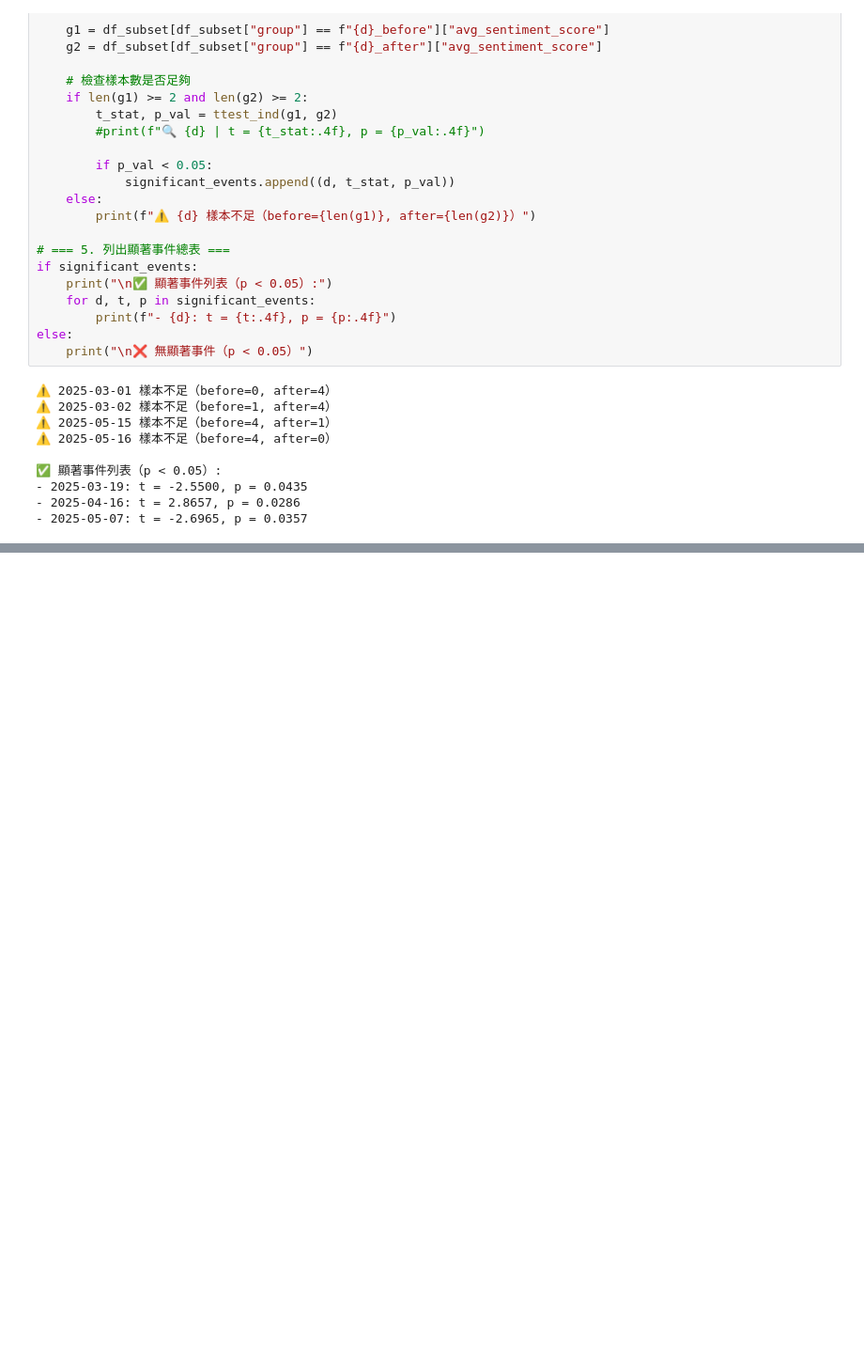
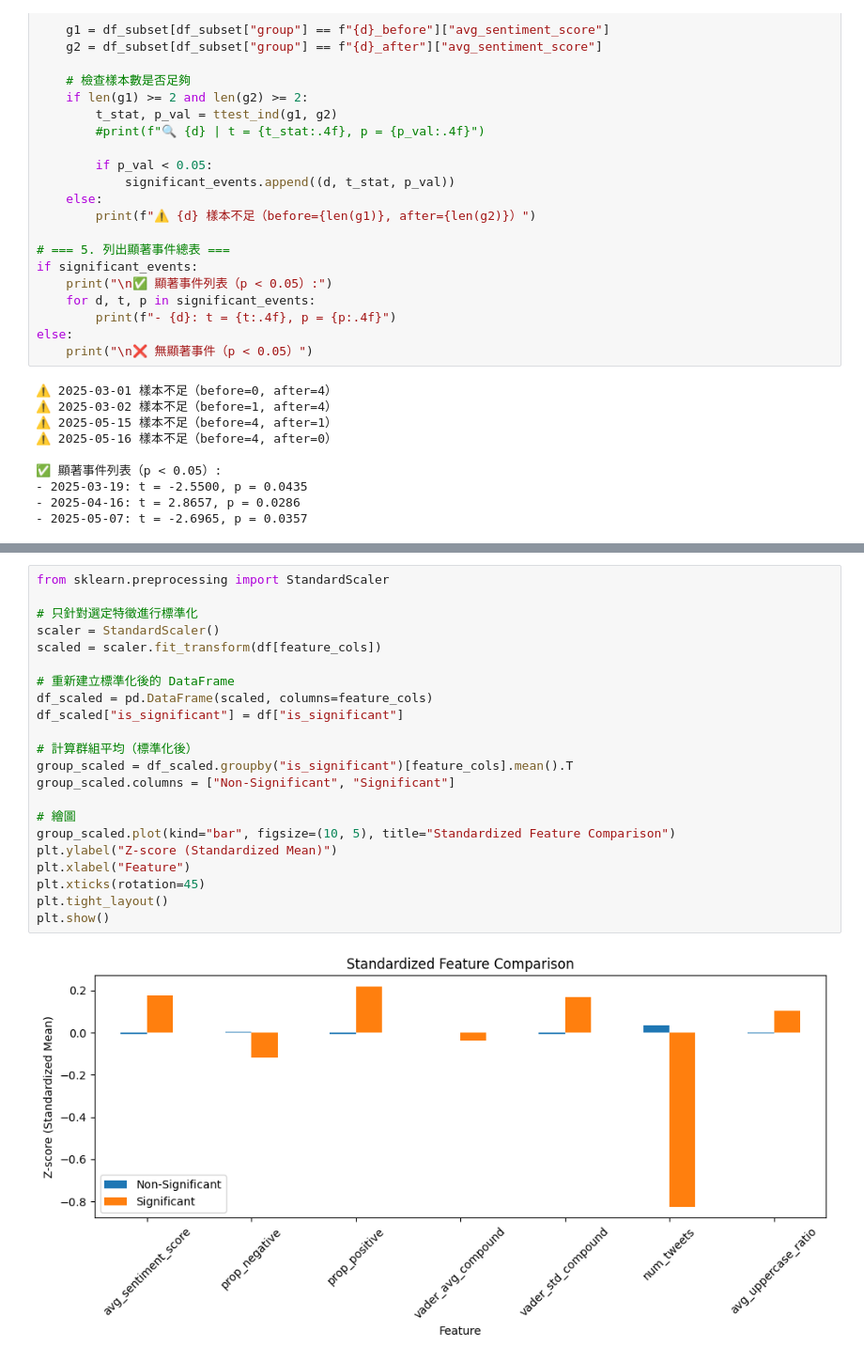
Before and after one commit to eric2003-tj/Python_ML_final, a Jupyter notebook: statistics.ipynb, the cells around one changed output, grey strips where cells are left out. Shown at 94% size. Cells and saved outputs as stored; diff of their text form; blank space fills up the shorter version.

```diff
--- a/statistics.ipynb
+++ b/statistics.ipynb
@@ -69,0 +101,24 @@ else:
+# %%
+from sklearn.preprocessing import StandardScaler
+
+# 只針對選定特徵進行標準化
+scaler = StandardScaler()
+scaled = scaler.fit_transform(df[feature_cols])
+
+# 重新建立標準化後的 DataFrame
+df_scaled = pd.DataFrame(scaled, columns=feature_cols)
+df_scaled["is_significant"] = df["is_significant"]
+
+# 計算群組平均（標準化後）
+group_scaled = df_scaled.groupby("is_significant")[feature_cols].mean().T
+group_scaled.columns = ["Non-Significant", "Significant"]
+
+# 繪圖
+group_scaled.plot(kind="bar", figsize=(10, 5), title="Standardized Feature Comparison")
+plt.ylabel("Z-score (Standardized Mean)")
+plt.xlabel("Feature")
+plt.xticks(rotation=45)
+plt.tight_layout()
+plt.show()
+# %% [output]
+[figure, added]
```
Also changed, not shown: parts of 10 cells of this notebook.
